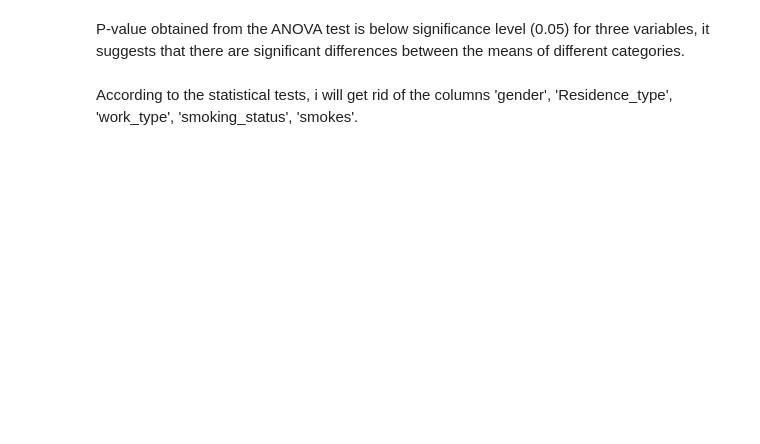
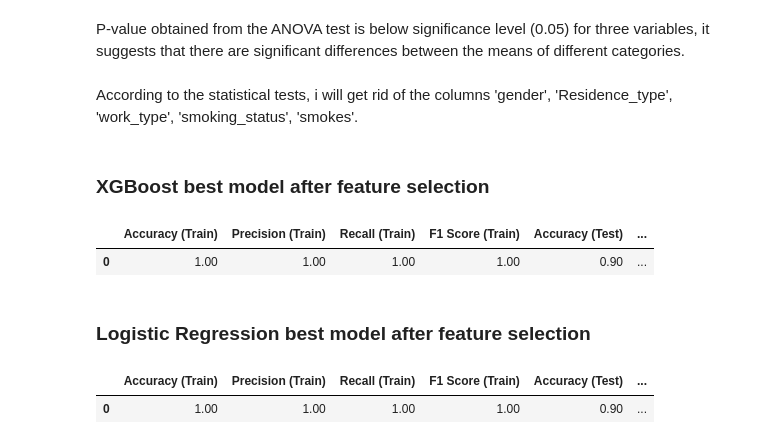
Before and after one commit to bpazos97/StrokePrediction, a Jupyter notebook: Stroke_Prediction.ipynb, the cells around one changed output. Cells and saved outputs as stored; diff of their text form; code cells hidden in the pictures; blank space fills up the shorter version.

```diff
--- a/Stroke_Prediction.ipynb
+++ b/Stroke_Prediction.ipynb
@@ -866,6 +887,44 @@ X_train_oversampled, y_train_oversampled, X_test_preprocessed = preprocess_data(
 X_test= X_test_preprocessed
 X_train = X_train_oversampled
 y_train = y_train_oversampled
+# %% [markdown]
+### **XGBoost best model after feature selection**
+# %%
+best_modelXG.fit(X_train, y_train)
+y_train_pred = best_modelXG.predict(X_train)
+y_test_pred = best_modelXG.predict(X_test)
+
+accuracy_train = accuracy_score(y_train, y_train)
+precision_train = precision_score(y_train, y_train)
+recall_train = recall_score(y_train, y_train)
+f1_train = f1_score(y_train, y_train)
+
+accuracy_test = accuracy_score(y_test, y_pred)
+precision_test = precision_score(y_test, y_pred)
+recall_test = recall_score(y_test, y_pred)
+f1_test = f1_score(y_test, y_pred)
+
+results_list = []
+
+results_list.append({
+    'Accuracy (Train)': accuracy_train,
+    'Precision (Train)': precision_train,
+    'Recall (Train)': recall_train,
+    'F1 Score (Train)': f1_train,
+    'Accuracy (Test)': accuracy_test,
+    'Precision (Test)': precision_test,
+    'Recall (Test)': recall_test,
+    'F1 Score (Test)': f1_test,
+    'Best F1 Score (Test)': best_f1,
+})
+
+resultadosXGFS = pd.DataFrame(results_list)
+resultadosXGFS
+# %% [output]
+|  | Accuracy (Train) | Precision (Train) | Recall (Train) | F1 Score (Train) | Accuracy (Test) | ... |
+| 0 | 1.00 | 1.00 | 1.00 | 1.00 | 0.90 | ... |
+# %% [markdown]
+### **Logistic Regression best model after feature selection**
 # %%
 best_modelLR.fit(X_train, y_train)
 y_pred = (y_pred_proba > best_threshold).astype(int)
@@ -897,3 +956,6 @@ results_list.append({
 
 resultadosLogRegFS = pd.DataFrame(results_list)
 resultadosLogRegFS
+# %% [output]
+|  | Accuracy (Train) | Precision (Train) | Recall (Train) | F1 Score (Train) | Accuracy (Test) | ... |
+| 0 | 1.00 | 1.00 | 1.00 | 1.00 | 0.90 | ... |
```
Also changed, not shown: parts of 11 cells of this notebook.
